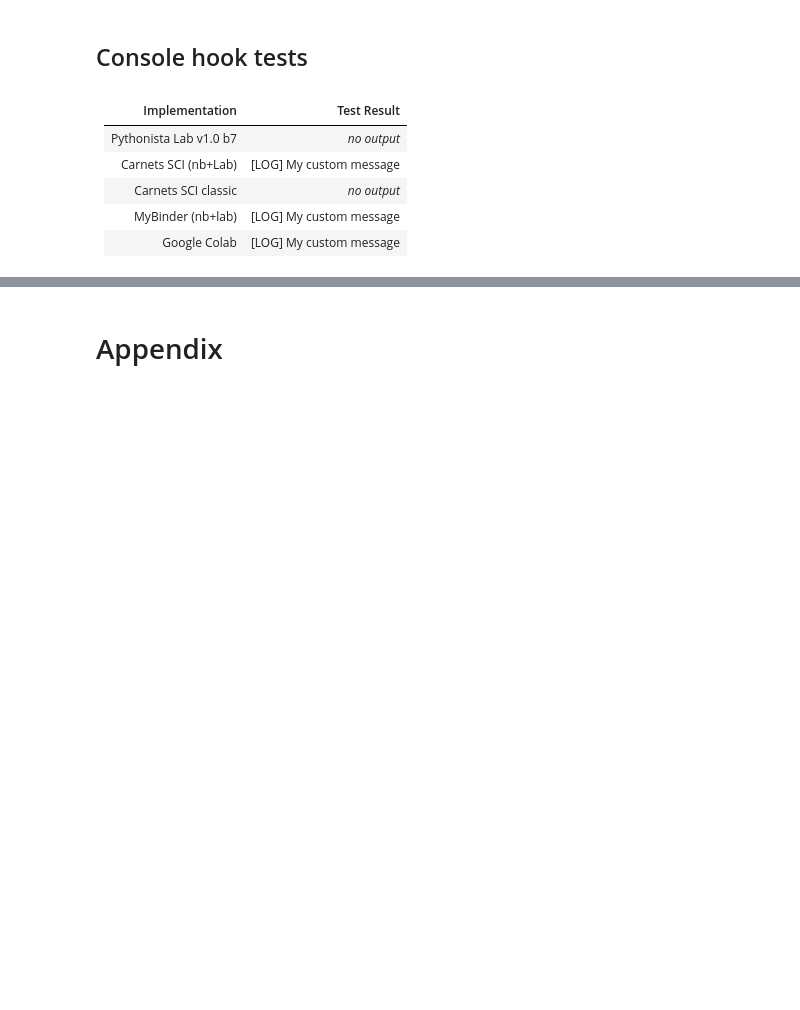
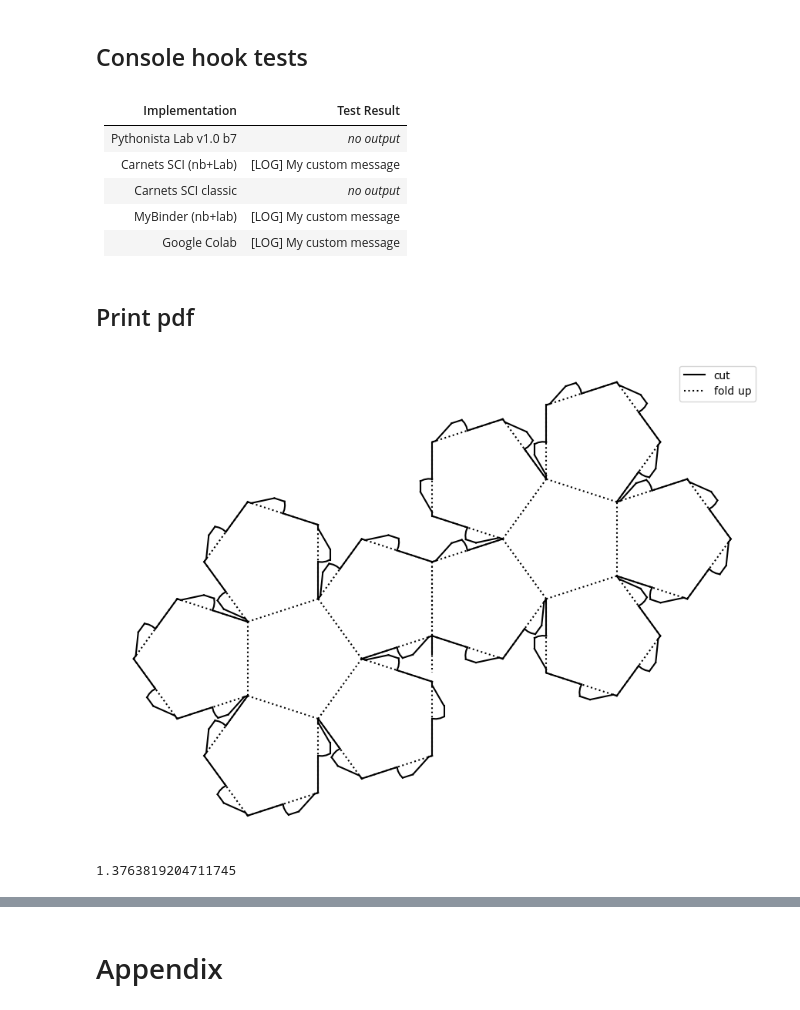
Before and after one commit to RichardPotthoff/Notebooks, a Jupyter notebook: beta_testing.ipynb, the cells around one changed output, grey strips where cells are left out. Cells and saved outputs as stored; diff of their text form; code cells hidden in the pictures; blank space fills up the shorter version.

```diff
--- a/beta_testing.ipynb
+++ b/beta_testing.ipynb
@@ -88,3 +88,65 @@ console.log("My custom message");
 | Carnets SCI classic | *no output* |
 | MyBinder (nb+lab)| [LOG] My custom message |
 | Google Colab | [LOG] My custom message |
+# %% [markdown]
+## Print pdf
+# %%
+#dodecahedron pattern
+from math import tan,sin
+import numpy as np
+from matplotlib import pyplot as plt
+from cmath import pi,acos,exp,sqrt
+
+def plotArc(ax,P0,n0,l,da,*args,tol=0.001,**kwargs):
+  if l==0:
+    return
+  x=np.linspace(0,l,max(2,int(abs(6*(da/(2*pi)))),int(l//(2*abs(2*l/da*tol)**0.5)+1))if (da!=0) and (l!=0) else 2)
+  phi2=x/l*da/2
+  p=P0+x*np.sinc(phi2/pi)*n0*np.exp(1j*phi2)
+  ax.plot(p.real,p.imag,*args,**kwargs)
+
+def plotArcchain(ax,P0,n0,arcs,*args,**kwargs):
+    p=P0
+    n=n0
+    for l,da in arcs:
+        plotArc(ax,p,n,l,da,*args,**kwargs)
+        p+=l*np.sinc(da/(2*pi))*n*exp(1j*da/2)
+        n*=exp(1j*da)
+
+deg=pi/180.0
+
+pentagon=([(1.0,0),(0,72*deg)]*2+[(1,0),(0,-36*deg)]*2+[(1.0,0),(0,72*deg)])
+scoreline=[(0.0,-108*deg)]+((pentagon*5)[2:-1]+[(0.0,-36*deg)] +(pentagon*5)[2:])+[(1.0,0),(0.0,180*deg),(1.5,0)]
+
+fs=0.5#flap start
+fsa=80*deg#start angle
+fsb=20*deg#flap start edge curvature 80deg+20deg=100deg at root -> 'snap'-fit
+fe=0.95#flap end
+fea=30*deg#end angle
+fw=0.16#flap width
+flap=[(fs,0),(0.,-fsa-fsb),(fw/sin(fsa)*(fsb/sin(fsb) if fsb!=0.0 else 1.0),2*fsb),(0.0,fsa-fsb),
+       (fe-fs-fw*(1/tan(fsa)+1/tan(fea)),0),(0,fea),(fw/sin(fea),0),(0,-fea),(1.0-fe,0)]
+flapped_pentagon=[*flap,(0,72*deg)]*2+[*flap,(0,-144*deg)]+[*flap,(0.0,72*deg)]
+cutline=[(0.0,-108*deg)]+(flapped_pentagon*5)[len(flap)+1:-1]+[(0.0,-36*deg)]+(flapped_pentagon*5)[len(flap)+1:-1]+[(0,-108*deg),(0.25,0)]
+
+
+from matplotlib import pyplot as plt
+plt.close()
+#DIN_A=4
+#plt.figure(figsize=(1000*2**(-DIN_A/2+1/4)/25.4,1000*2**(-DIN_A/2-1/4)/25.4))
+plt.figure(figsize=(11,8.5))
+plotArcchain(plt.gca(),0.0,0.0 +1.0j,scoreline,'k:',)
+plotArcchain(plt.gca(),0.0,0.0 +1.0j,cutline,'k-')
+plt.plot(0,0,'k-',label='cut')
+plt.plot(0,0,'k:',label='fold up')
+plt.gca().set_aspect('equal')
+xlim=plt.gca().get_xlim()
+ylim=plt.gca().get_ylim()
+plt.legend()
+plt.gca().set_axis_off()
+plt.savefig('dodecahedron.pdf')
+plt.show()
+(xlim[1]-xlim[0])/(ylim[1]-ylim[0])
+# %% [output]
+[figure, added]
+1.3763819204711745
```
Also changed, not shown: parts of 1 cell of this notebook.
